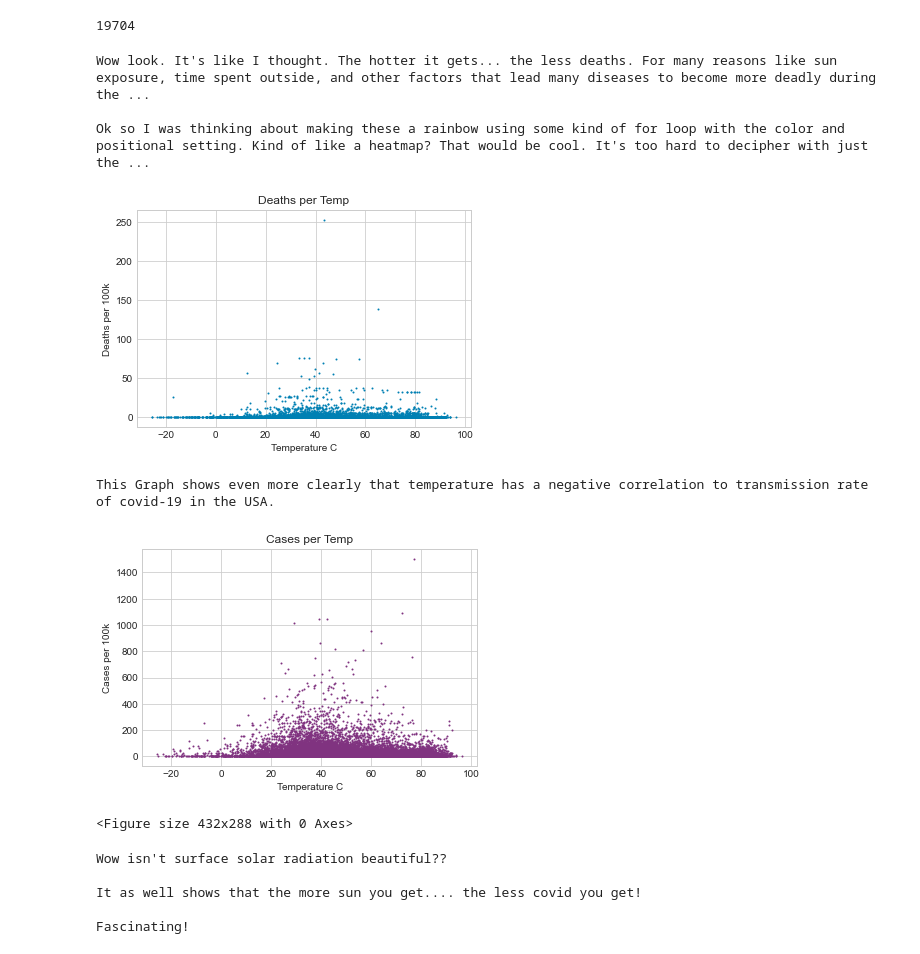
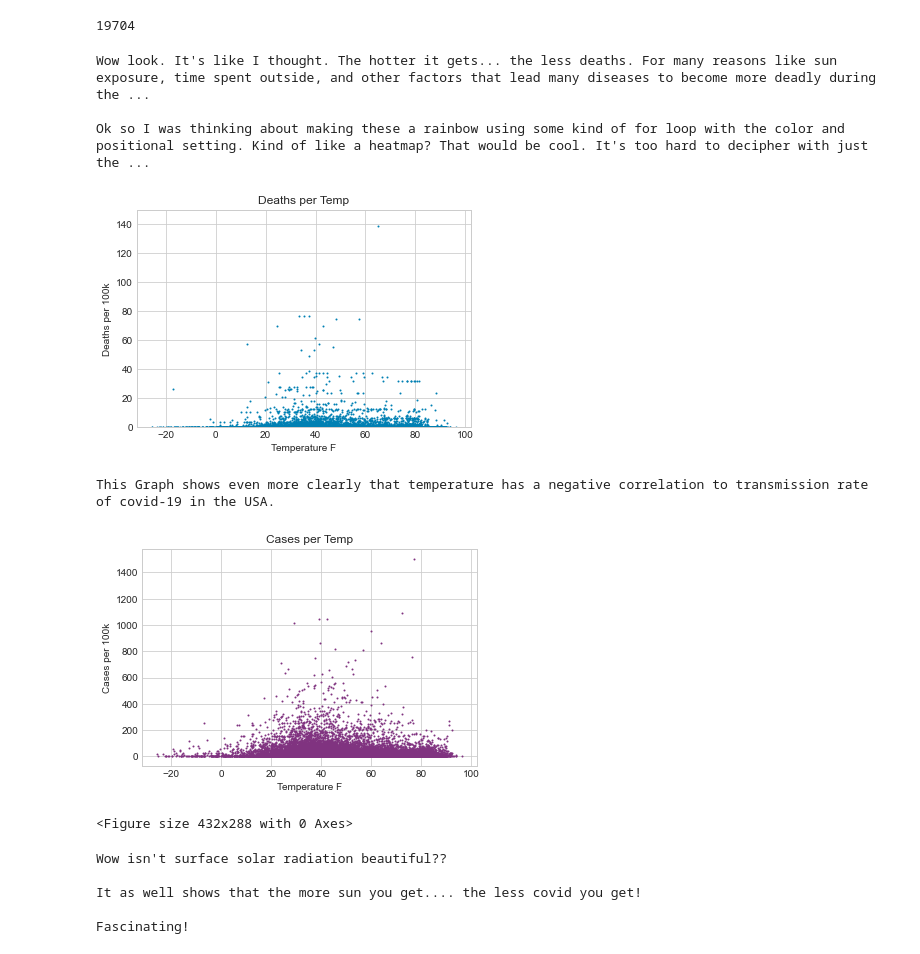
Before and after one commit to pkriger/project-01, a Jupyter notebook: Weather_Analysis - copy PK.ipynb, the cells around one changed output. Saved outputs shown, nothing was run; the diff lists cells and outputs as text; code cells hidden in the pictures.

```diff
--- a/Weather_Analysis - copy PK.ipynb
+++ b/Weather_Analysis - copy PK.ipynb
@@ -81,27 +81,28 @@ len(weather_df)
 # %%
 plt.scatter(weather_df['temperature'],weather_df['new_deaths_per_100k'],s=1,color=(0, 0.5, .7))
 plt.title("Deaths per Temp")
-plt.xlabel("Temperature C")
+plt.xlabel("Temperature F")
 plt.ylabel("Deaths per 100k")
+plt.ylim(0,100)
 print("Wow look. It's like I thought. The hotter it gets... the less deaths. For many reasons like sun exposure, time spent outside, and other factors that lead many diseases to become more deadly during the winter. Almost no deaths happen above 30 degrees celcius. The largest concentration of 500+ is in the -10 to +10 range")
 print("\nOk so I was thinking about making these a rainbow using some kind of for loop with the color and positional setting. Kind of like a heatmap? That would be cool. It's too hard to decipher with just the blue" )
 
 plt.show()
 plt.savefig('Plots/Weather/temperature_deaths.png')
 
 
 plt.scatter(weather_df['temperature'],weather_df['new_cases_per_100k'],s=1,color=(0.5, 0.2, 0.5))
 plt.title("Cases per Temp")
-plt.xlabel("Temperature C")
+plt.xlabel("Temperature F")
 plt.ylabel("Cases per 100k")
 print("""This Graph shows even more clearly that temperature has a negative correlation to transmission rate of covid-19 in the USA.""")
 plt.show()
 plt.savefig('Plots/Weather/temperature_cases.png')
 # %% [output]
 Wow look. It's like I thought. The hotter it gets... the less deaths. For many reasons like sun exposure, time spent outside, and other factors that lead many diseases to become more deadly during the ...
 
 Ok so I was thinking about making these a rainbow using some kind of for loop with the color and positional setting. Kind of like a heatmap? That would be cool. It's too hard to decipher with just the ...
-[figure, old version]
+[figure, new version]
 This Graph shows even more clearly that temperature has a negative correlation to transmission rate of covid-19 in the USA.
 [figure]
 <Figure size 432x288 with 0 Axes>
```
Also changed, not shown: 3 other files.
